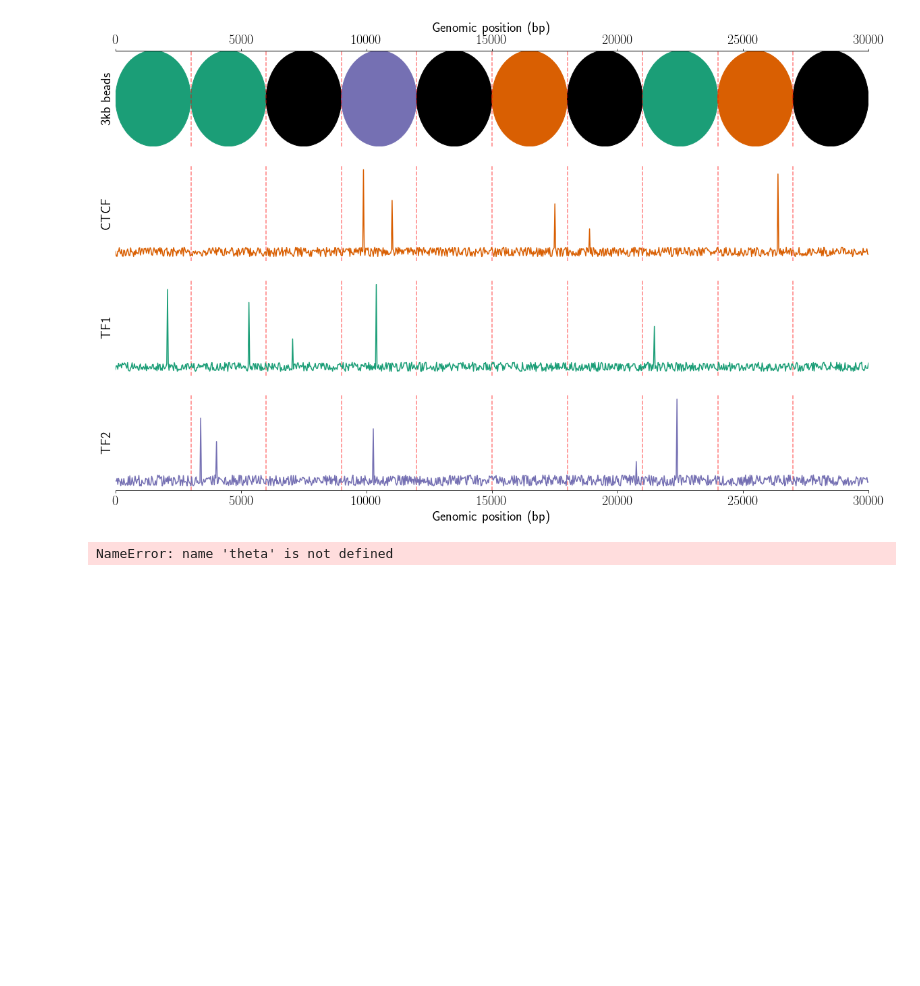
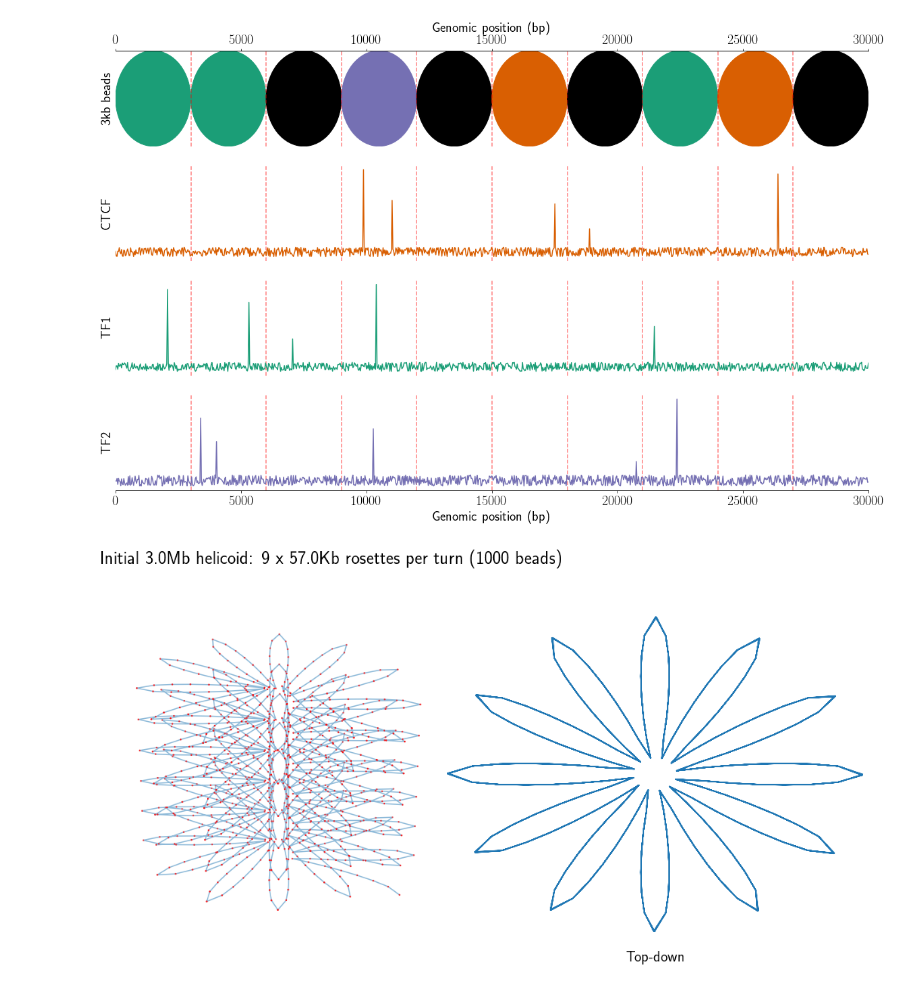
Before and after one commit to StephenRicher/HiCSim, a Jupyter notebook: README_files/modellingFigures.ipynb, the cells around one changed output. Saved outputs shown, nothing was run; the diff lists cells and outputs as text; code cells hidden in the pictures; blank space fills up the shorter version.

```diff
--- a/README_files/modellingFigures.ipynb
+++ b/README_files/modellingFigures.ipynb
@@ -222,25 +222,28 @@ loops_per_turn = random.randint(4,12)
 beads_per_turn = beads_per_loop * loops_per_turn
 n_turns = nBeads / beads_per_turn
 k = loops_per_turn / 2
+nBeads = 1000
+length = nBeads * basesPerBead
 vx = 0.38
-
+theta = 0
+sep = 1
 x, y, z = getEqualSpacing(nBeads, theta, k, vx, sep, error=0.05)
-# %% [output]
-NameError: name 'theta' is not defined
 # %%
 fig = plt.figure(figsize=plt.figaspect(0.5))
 ax = fig.add_subplot(1, 2, 1, projection='3d')
 ax.dist = 7
 ax.axis("off")
 ax.plot(x, y, z, linestyle='-', alpha=0.5)
 ax.scatter(x, y, z, color='r', s=2)
-plt.title('Initial 3Mb helicoid: 9 x 35Kb rosettes per turn (3000 beads)', pad=50, loc='left')
+plt.title(f'Initial {length // 1e6}Mb helicoid: 9 x {rosette_length // 1e3}Kb rosettes per turn ({nBeads} beads)', pad=50, loc='left')
 ax = fig.add_subplot(1, 2, 2)
 ax.plot(x, y)
 despine(ax, xlabel='Top-down')
 
-fig.tight_layout(w_pad=-11)
-fig.savefig('initialConformatio2n.png', dpi=300)
+fig.tight_layout(w_pad=-5)
+fig.savefig('initialConformation.svg', dpi=300)
+# %% [output]
+[figure, added]
 # %%
 def addCohesin(ax, beadRadius, beadID1, beadID2, alpha=1.0,
                color='#000000', lw=4, ls='--'):
```
Also changed, not shown: parts of 3 cells of this notebook, 1 other file.
